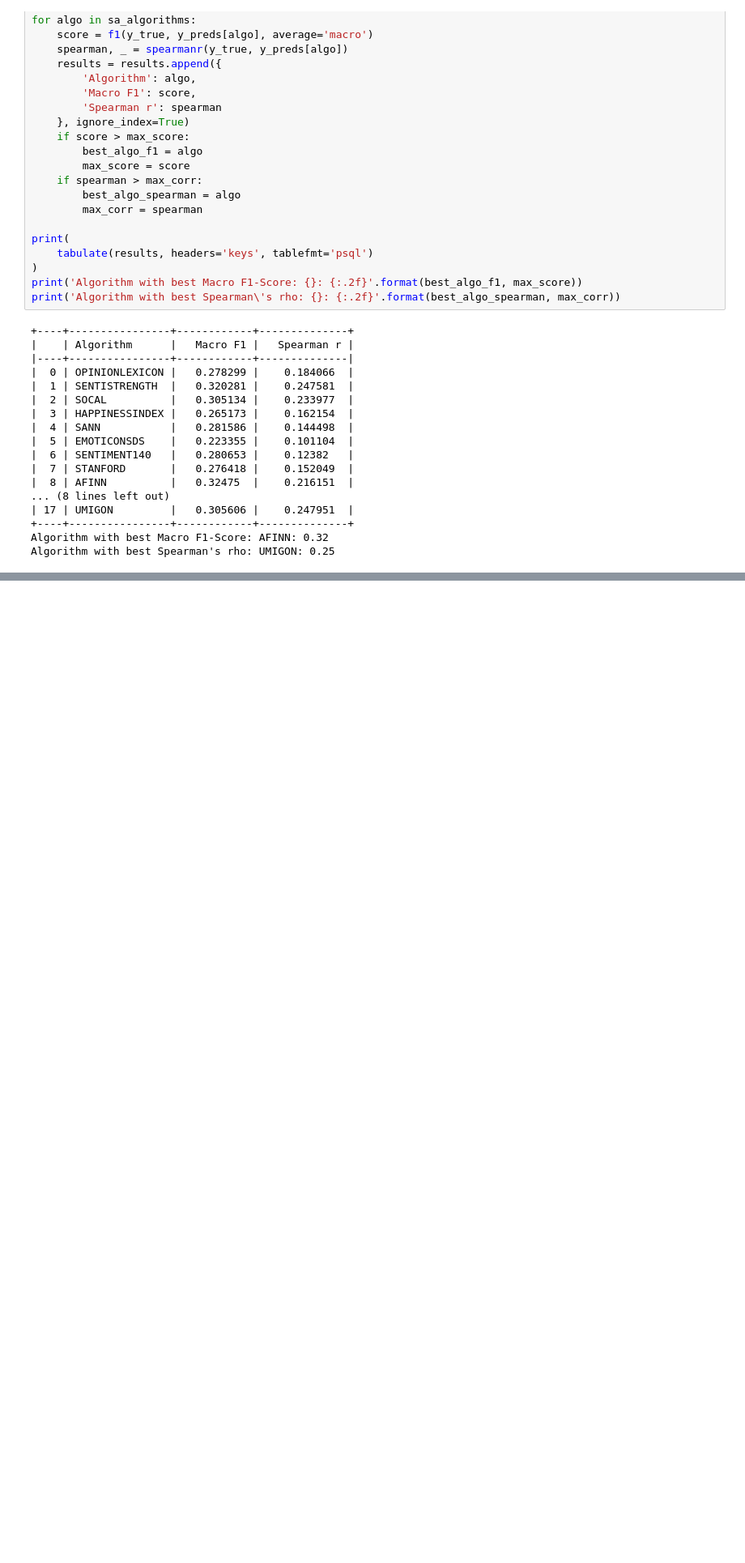
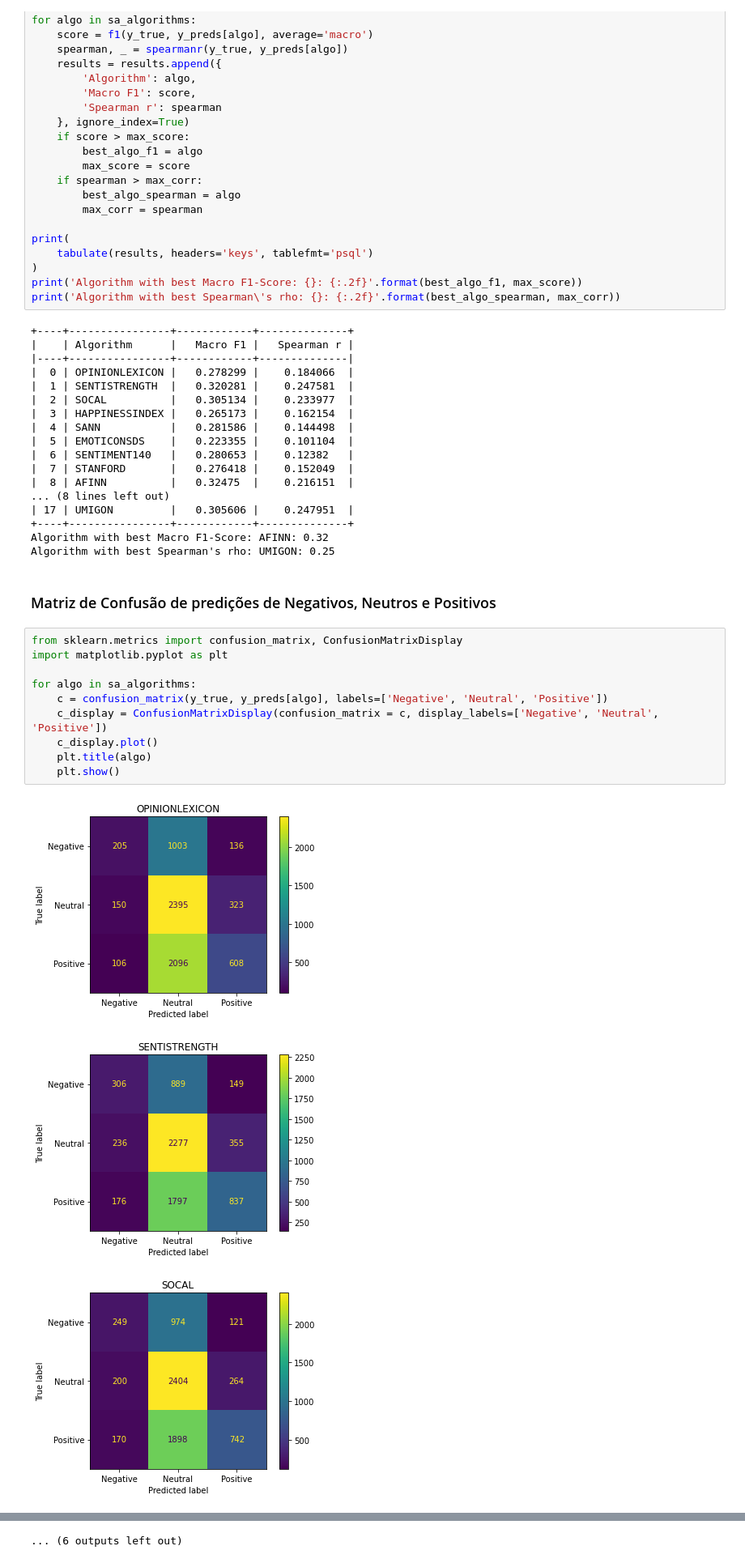
Before and after one commit to DiegoAscanio/analise_algoritmos_sentimentos, a Jupyter notebook: Seleção do Algoritmo de Análise de Sentimento Mais Correlato aos especialistas humanos.ipynb, the cells around one changed output, grey strips where cells are left out. Shown at 81% size. Cells and saved outputs as stored; diff of their text form; blank space fills up the shorter version.

```diff
--- a/Seleção do Algoritmo de Análise de Sentimento Mais Correlato aos especialistas humanos.ipynb
+++ b/Seleção do Algoritmo de Análise de Sentimento Mais Correlato aos especialistas humanos.ipynb
@@ -391,3 +391,19 @@ print('Algorithm with best Spearman\'s rho: {}: {:.2f}'.format(best_algo_spearma
 +----+----------------+------------+--------------+
 Algorithm with best Macro F1-Score: AFINN: 0.32
 Algorithm with best Spearman's rho: UMIGON: 0.25
+# %% [markdown]
+### Matriz de Confusão de predições de Negativos, Neutros e Positivos
+# %%
+from sklearn.metrics import confusion_matrix, ConfusionMatrixDisplay
+import matplotlib.pyplot as plt
+
+for algo in sa_algorithms:
+    c = confusion_matrix(y_true, y_preds[algo], labels=['Negative', 'Neutral', 'Positive'])
+    c_display = ConfusionMatrixDisplay(confusion_matrix = c, display_labels=['Negative', 'Neutral', 'Positive'])
+    c_display.plot()
+    plt.title(algo)
+    plt.show()
+# %% [output]
+[figure, added]
+[figure, added]
+[figure, added]
@@ -393,0 +419 @@ Algorithm with best Spearman's rho: UMIGON: 0.25
+... (6 outputs left out)
```
Also changed, not shown: parts of 6 cells of this notebook, 3 other files.
